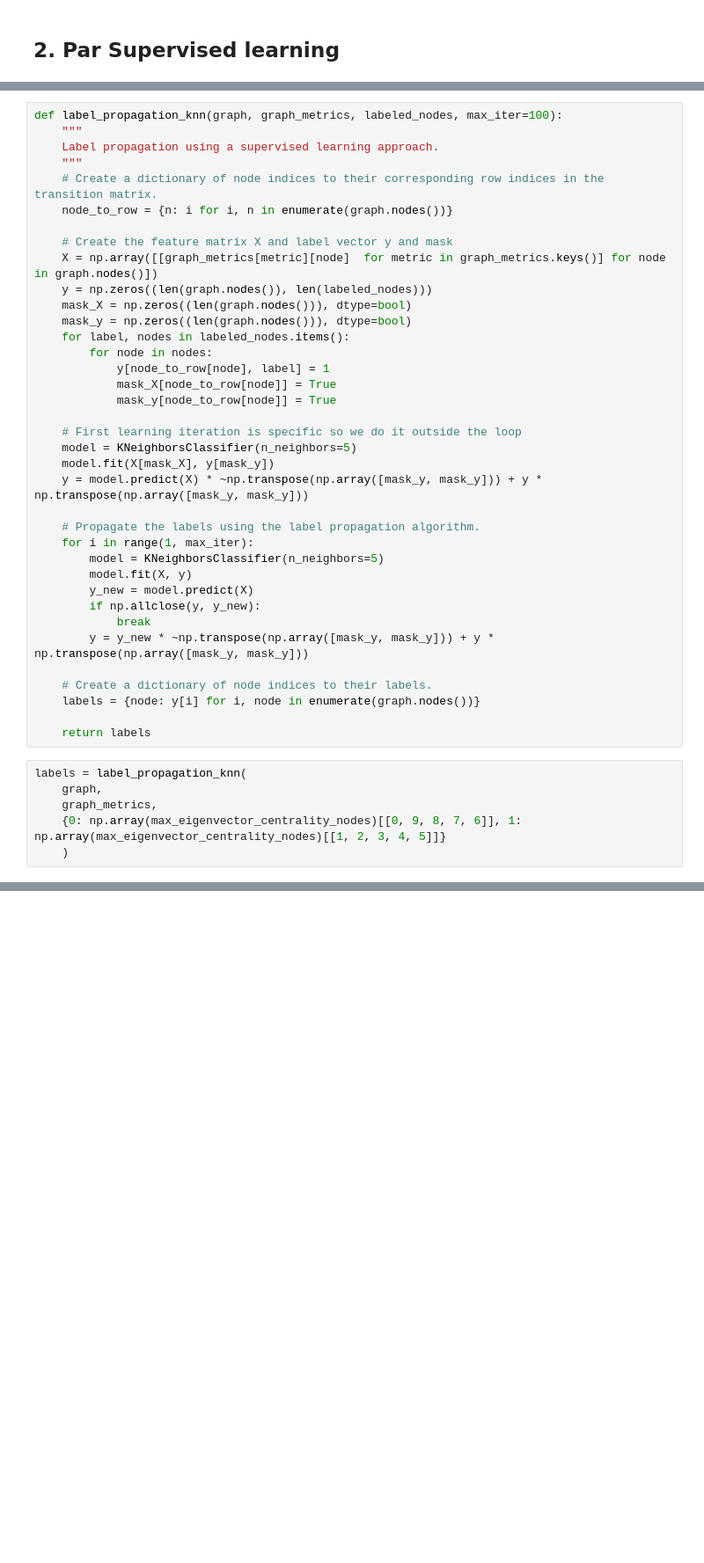
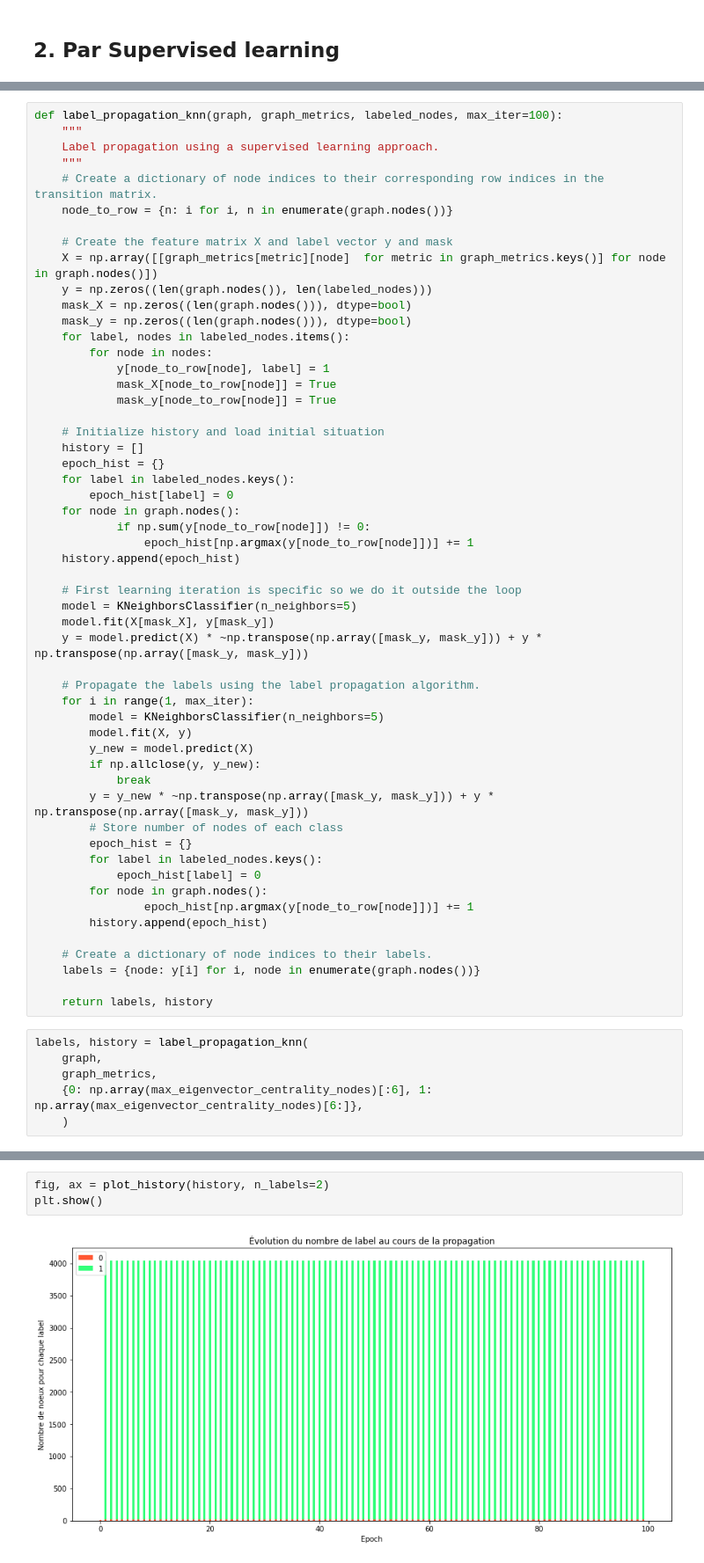
Before and after one commit to GuilhemPrince/graph_mining, a Jupyter notebook: notebooks/graph.ipynb, the cells around one changed output, grey strips where cells are left out. Shown: that part at 88% size. Drawn from its saved outputs; the diff is of its cells as text; blank space fills up the shorter version.

```diff
--- a/notebooks/graph.ipynb
+++ b/notebooks/graph.ipynb
@@ -199,6 +263,16 @@ def label_propagation_knn(graph, graph_metrics, labeled_nodes, max_iter=100):
             mask_X[node_to_row[node]] = True
             mask_y[node_to_row[node]] = True
 
+    # Initialize history and load initial situation
+    history = []
+    epoch_hist = {}
+    for label in labeled_nodes.keys():
+        epoch_hist[label] = 0
+    for node in graph.nodes():
+            if np.sum(y[node_to_row[node]]) != 0:
+                epoch_hist[np.argmax(y[node_to_row[node]])] += 1
+    history.append(epoch_hist)
+
     # First learning iteration is specific so we do it outside the loop
     model = KNeighborsClassifier(n_neighbors=5)
     model.fit(X[mask_X], y[mask_y])
@@ -212,14 +286,21 @@ def label_propagation_knn(graph, graph_metrics, labeled_nodes, max_iter=100):
         if np.allclose(y, y_new):
             break
         y = y_new * ~np.transpose(np.array([mask_y, mask_y])) + y * np.transpose(np.array([mask_y, mask_y]))
+        # Store number of nodes of each class
+        epoch_hist = {}
+        for label in labeled_nodes.keys():
+            epoch_hist[label] = 0
+        for node in graph.nodes():
+                epoch_hist[np.argmax(y[node_to_row[node]])] += 1
+        history.append(epoch_hist)
 
     # Create a dictionary of node indices to their labels.
     labels = {node: y[i] for i, node in enumerate(graph.nodes())}
 
-    return labels
+    return labels, history
 # %%
-labels = label_propagation_knn(
+labels, history = label_propagation_knn(
     graph,
     graph_metrics,
-    {0: np.array(max_eigenvector_centrality_nodes)[[0, 9, 8, 7, 6]], 1: np.array(max_eigenvector_centrality_nodes)[[1, 2, 3, 4, 5]]}
+    {0: np.array(max_eigenvector_centrality_nodes)[:6], 1: np.array(max_eigenvector_centrality_nodes)[6:]},
     )
@@ -233,0 +322,5 @@ print(labels)
+# %%
+fig, ax = plot_history(history, n_labels=2)
+plt.show()
+# %% [output]
+[figure, added]
```
Also changed, not shown: parts of 11 cells of this notebook.
